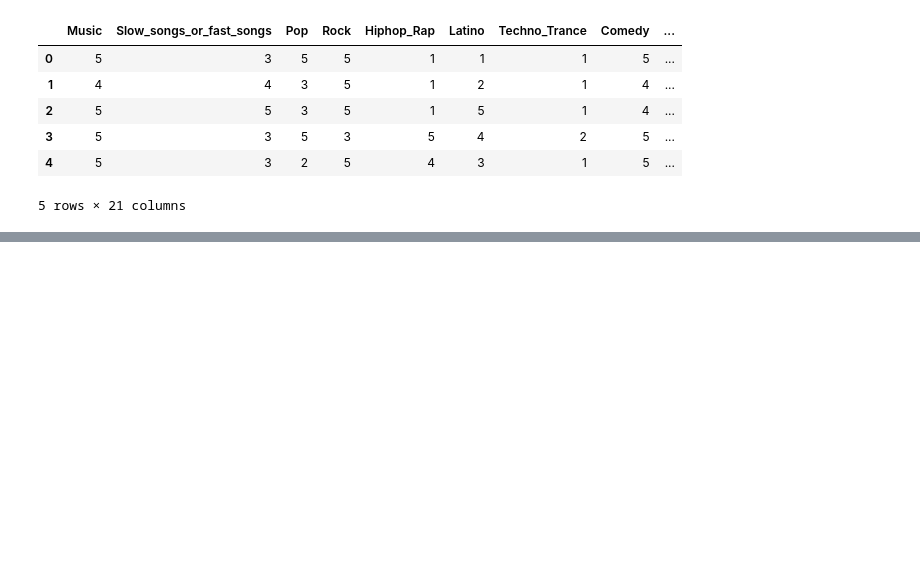
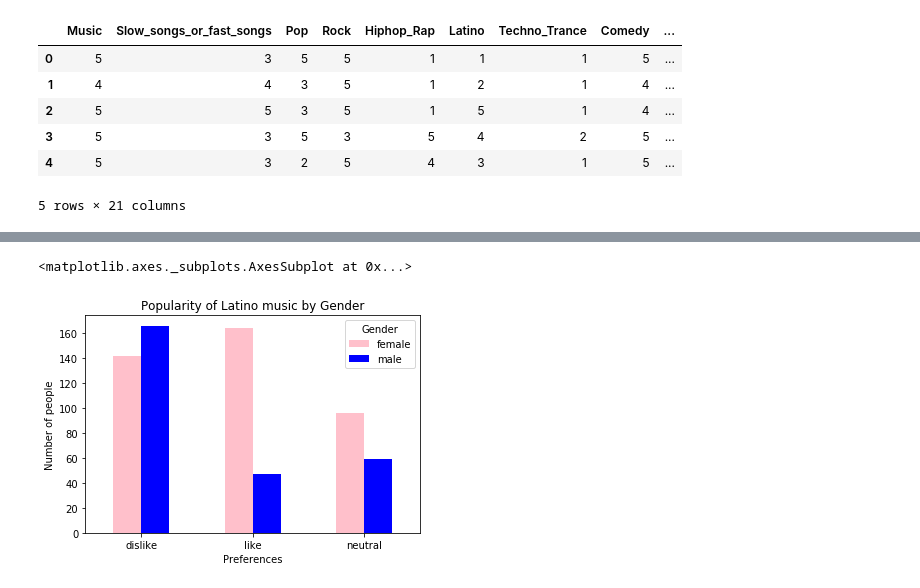
Before and after one commit to Fairfield-University-BA505/final-project-fa2019-tm-3, a Jupyter notebook: Final Notebook.ipynb, the cells around one changed output, grey strips where cells are left out. Cells and saved outputs as stored; diff of their text form; code cells hidden in the pictures; blank space fills up the shorter version.

```diff
--- a/Final Notebook.ipynb
+++ b/Final Notebook.ipynb
@@ -118,0 +148,15 @@ KeyError: 'Pop'
+# %%
+#Gender and music preferences
+#Gender and Latin
+gender_v_latino =research2.groupby(['Latino', 'Gender'])['Latino'].count().unstack('Gender').plot(kind='bar', color=["pink","blue"])
+
+# adding labels
+plt.title('Popularity of Latino music by Gender')
+plt.ylabel('Number of people')
+plt.xlabel('Preferences')
+plt.xticks(rotation='horizontal')
+
+gender_v_latino
+# %% [output]
+<matplotlib.axes._subplots.AxesSubplot at 0x...>
+[figure, added]
```
Also changed, not shown: parts of 16 cells of this notebook.
